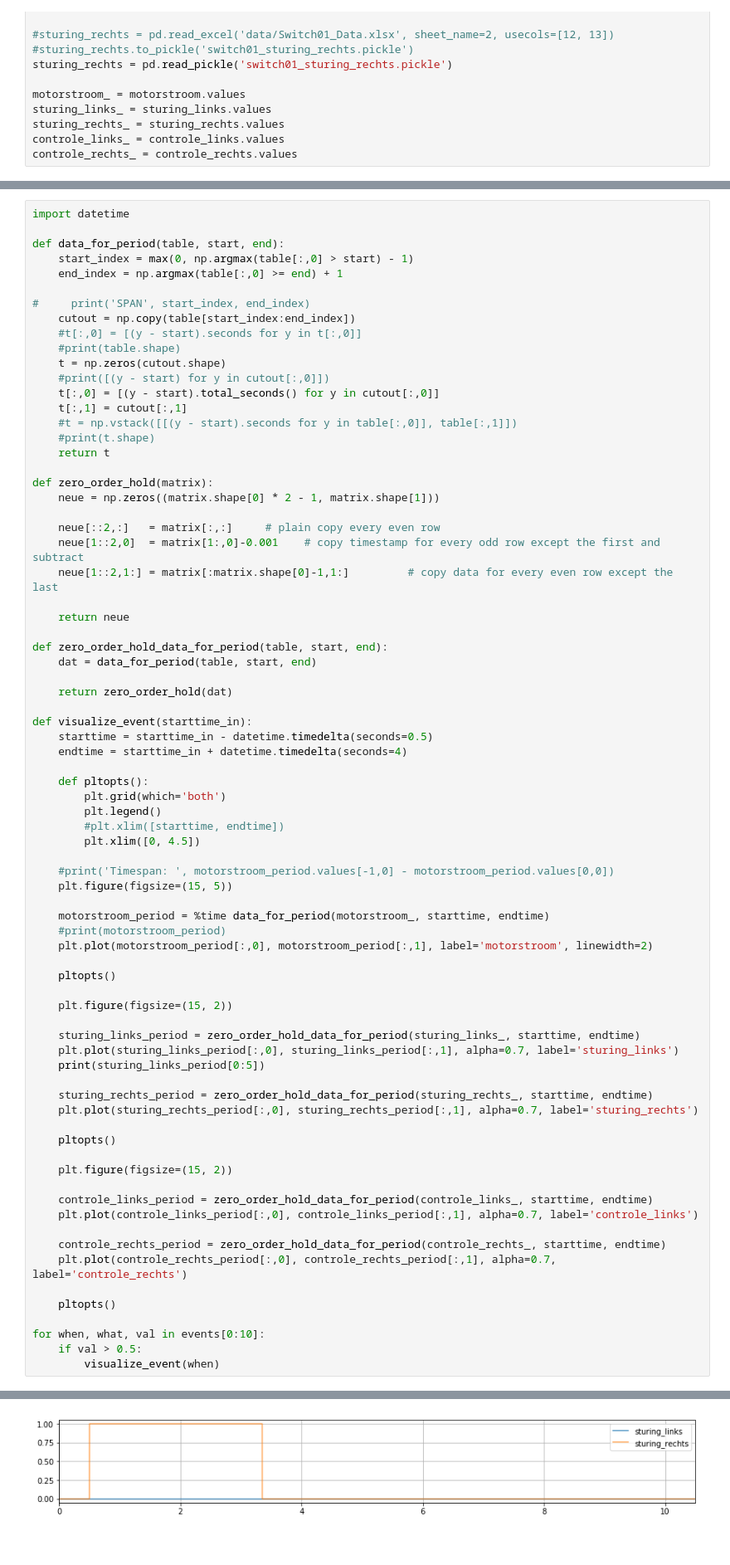
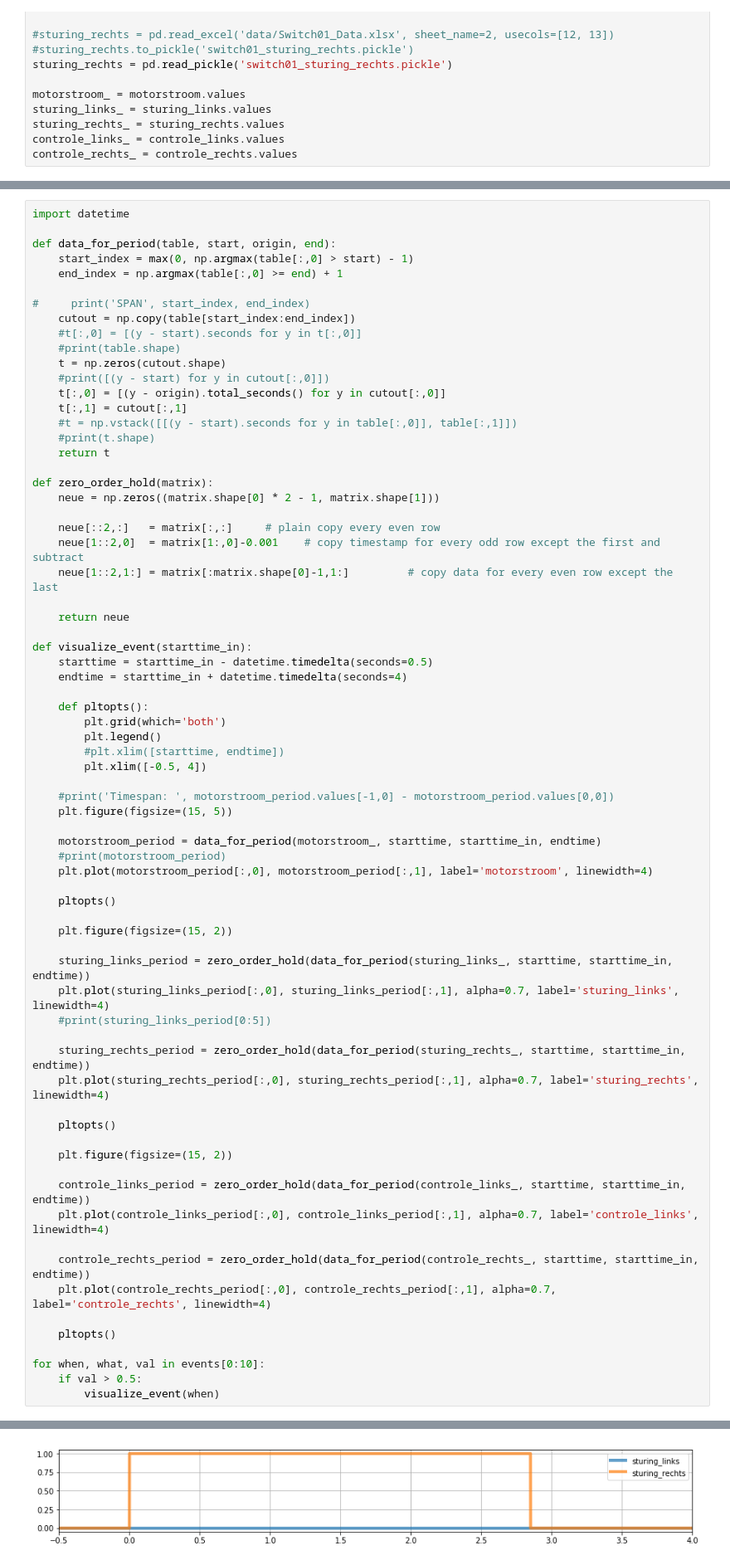
Before and after one commit to PSilvestre/HackDelftCGI, a Jupyter notebook: Motorstroom.ipynb, the cells around one changed output, grey strips where cells are left out. Shown: that part at 83% size. Cells and saved outputs as stored; diff of their text form.

Commit message:
now with more plots

```diff
--- a/Motorstroom.ipynb
+++ b/Motorstroom.ipynb
@@ -98,7 +98,7 @@ Wall time: 1.92 s
 # %%
 import datetime
 
-def data_for_period(table, start, end):
+def data_for_period(table, start, origin, end):
     start_index = max(0, np.argmax(table[:,0] > start) - 1)
     end_index = np.argmax(table[:,0] >= end) + 1
 
@@ -108,7 +108,7 @@ def data_for_period(table, start, end):
     #print(table.shape)
     t = np.zeros(cutout.shape)
     #print([(y - start) for y in cutout[:,0]])
-    t[:,0] = [(y - start).total_seconds() for y in cutout[:,0]]
+    t[:,0] = [(y - origin).total_seconds() for y in cutout[:,0]]
     t[:,1] = cutout[:,1]
     #t = np.vstack([[(y - start).seconds for y in table[:,0]], table[:,1]])
     #print(t.shape)
@@ -123,11 +123,6 @@ def zero_order_hold(matrix):
 
     return neue
 
-def zero_order_hold_data_for_period(table, start, end):
-    dat = data_for_period(table, start, end)
-
-    return zero_order_hold(dat)
-
 def visualize_event(starttime_in):
     starttime = starttime_in - datetime.timedelta(seconds=0.5)
     endtime = starttime_in + datetime.timedelta(seconds=4)
@@ -136,35 +131,35 @@ def visualize_event(starttime_in):
         plt.grid(which='both')
         plt.legend()
         #plt.xlim([starttime, endtime])
-        plt.xlim([0, 4.5])
+        plt.xlim([-0.5, 4])
 
     #print('Timespan: ', motorstroom_period.values[-1,0] - motorstroom_period.values[0,0])
     plt.figure(figsize=(15, 5))
 
-    motorstroom_period = %time data_for_period(motorstroom_, starttime, endtime)
+    motorstroom_period = data_for_period(motorstroom_, starttime, starttime_in, endtime)
     #print(motorstroom_period)
-    plt.plot(motorstroom_period[:,0], motorstroom_period[:,1], label='motorstroom', linewidth=2)
+    plt.plot(motorstroom_period[:,0], motorstroom_period[:,1], label='motorstroom', linewidth=4)
 
     pltopts()
 
     plt.figure(figsize=(15, 2))
 
-    sturing_links_period = zero_order_hold_data_for_period(sturing_links_, starttime, endtime)
-    plt.plot(sturing_links_period[:,0], sturing_links_period[:,1], alpha=0.7, label='sturing_links')
-    print(sturing_links_period[0:5])
+    sturing_links_period = zero_order_hold(data_for_period(sturing_links_, starttime, starttime_in, endtime))
+    plt.plot(sturing_links_period[:,0], sturing_links_period[:,1], alpha=0.7, label='sturing_links', linewidth=4)
+    #print(sturing_links_period[0:5])
 
-    sturing_rechts_period = zero_order_hold_data_for_period(sturing_rechts_, starttime, endtime)
-    plt.plot(sturing_rechts_period[:,0], sturing_rechts_period[:,1], alpha=0.7, label='sturing_rechts')
+    sturing_rechts_period = zero_order_hold(data_for_period(sturing_rechts_, starttime, starttime_in, endtime))
+    plt.plot(sturing_rechts_period[:,0], sturing_rechts_period[:,1], alpha=0.7, label='sturing_rechts', linewidth=4)
 
     pltopts()
 
     plt.figure(figsize=(15, 2))
 
-    controle_links_period = zero_order_hold_data_for_period(controle_links_, starttime, endtime)
-    plt.plot(controle_links_period[:,0], controle_links_period[:,1], alpha=0.7, label='controle_links')
+    controle_links_period = zero_order_hold(data_for_period(controle_links_, starttime, starttime_in, endtime))
+    plt.plot(controle_links_period[:,0], controle_links_period[:,1], alpha=0.7, label='controle_links', linewidth=4)
 
-    controle_rechts_period = zero_order_hold_data_for_period(controle_rechts_, starttime, endtime)
-    plt.plot(controle_rechts_period[:,0], controle_rechts_period[:,1], alpha=0.7, label='controle_rechts')
+    controle_rechts_period = zero_order_hold(data_for_period(controle_rechts_, starttime, starttime_in, endtime))
+    plt.plot(controle_rechts_period[:,0], controle_rechts_period[:,1], alpha=0.7, label='controle_rechts', linewidth=4)
 
     pltopts()
 
@@ -196 +174 @@ Wall time: 65.1 ms
-[figure, old version]
+[figure, new version]
```
Also changed, not shown: parts of 2 cells of this notebook.
